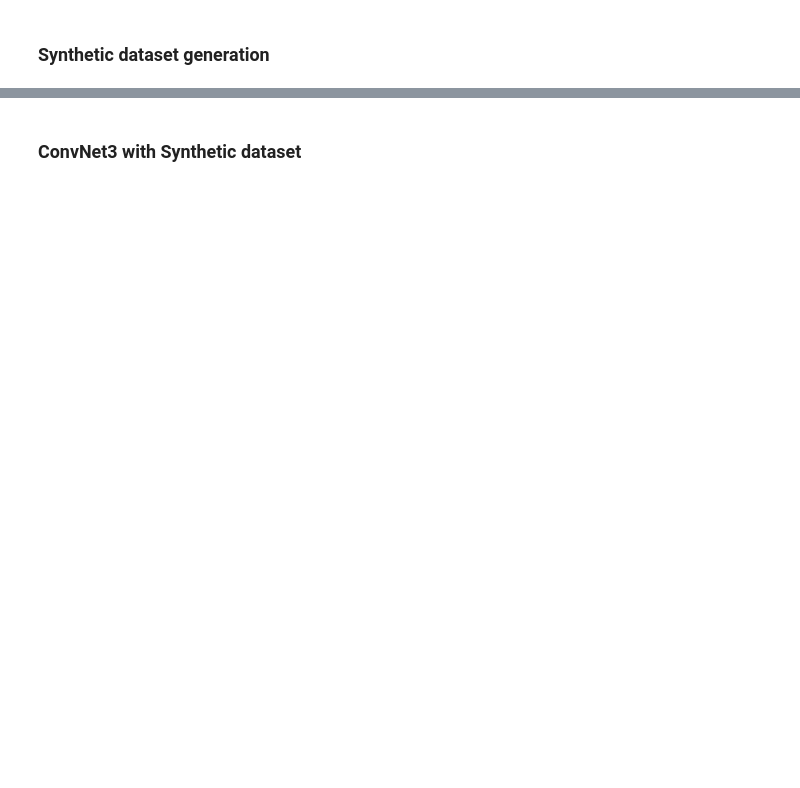
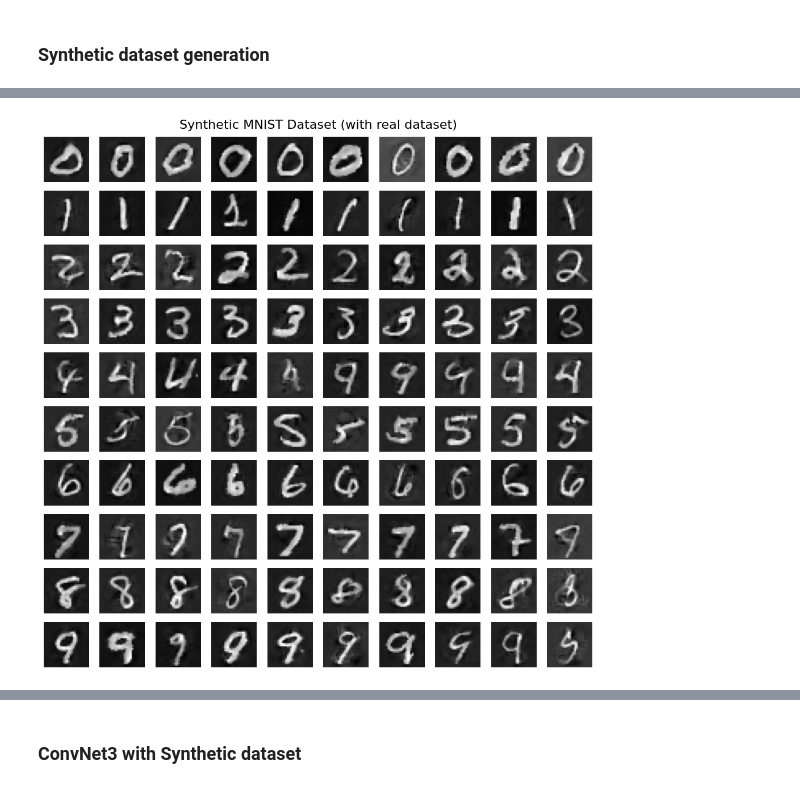
Before and after one commit to Swapnil949/ECE1512_2024F_ProjectRepo_SwapnilPatel, a Jupyter notebook: project_A/src/task1.ipynb, the cells around one changed output, grey strips where cells are left out. Saved outputs shown, nothing was run; the diff lists cells and outputs as text; code cells hidden in the pictures; blank space fills up the shorter version.

```diff
--- a/project_A/src/task1.ipynb
+++ b/project_A/src/task1.ipynb
@@ -1780,13 +1841,16 @@ plt.show()
 # %%
 # plot all the synthetic images
 fig, axes = plt.subplots(10, 10, figsize=(10, 10))
 for i, ax in enumerate(axes.flat):
     ax.imshow(syn_imgs[i].cpu().numpy().squeeze(), cmap="gray")
     ax.axis("off")
 
-plt.suptitle("Synthetic MNIST Dataset (with Real Dataset)", fontsize=16)
+plt.suptitle("Synthetic MNIST Dataset (with real dataset)", fontsize=16)
 plt.tight_layout()
+plt.savefig(figures_dir + "mnist_real_syn_all.png", dpi=300)
 plt.show()
+# %% [output]
+[figure, added]
 # %%
 output_file = output_dir + 'MNIST_noise_res.pt'
 sys.argv = [
```
Also changed, not shown: parts of 29 cells of this notebook, 12 other files.
